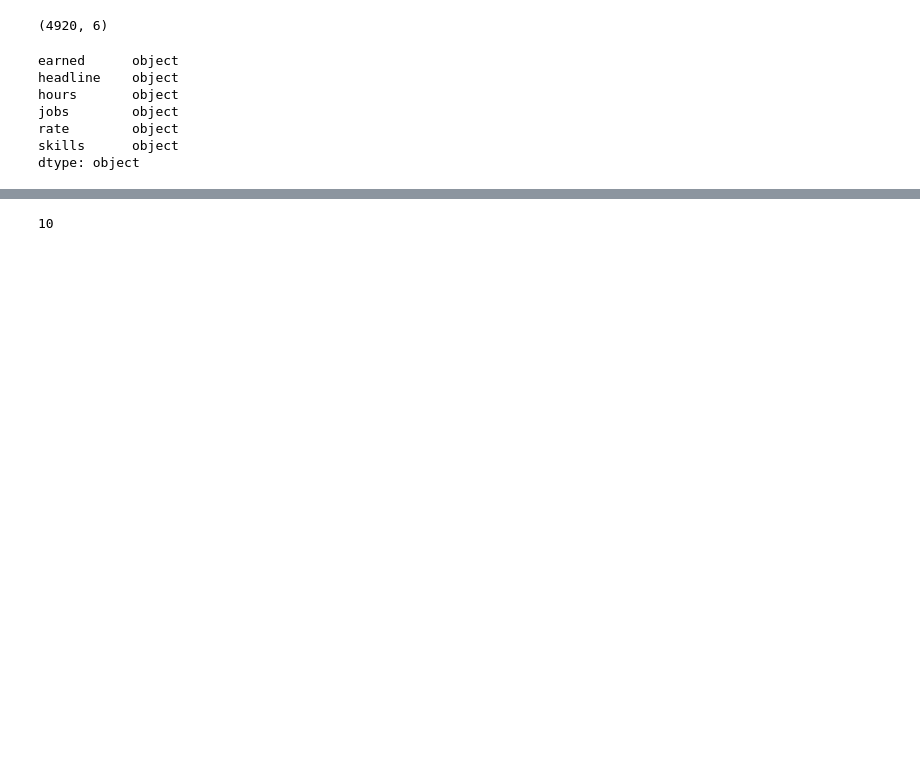
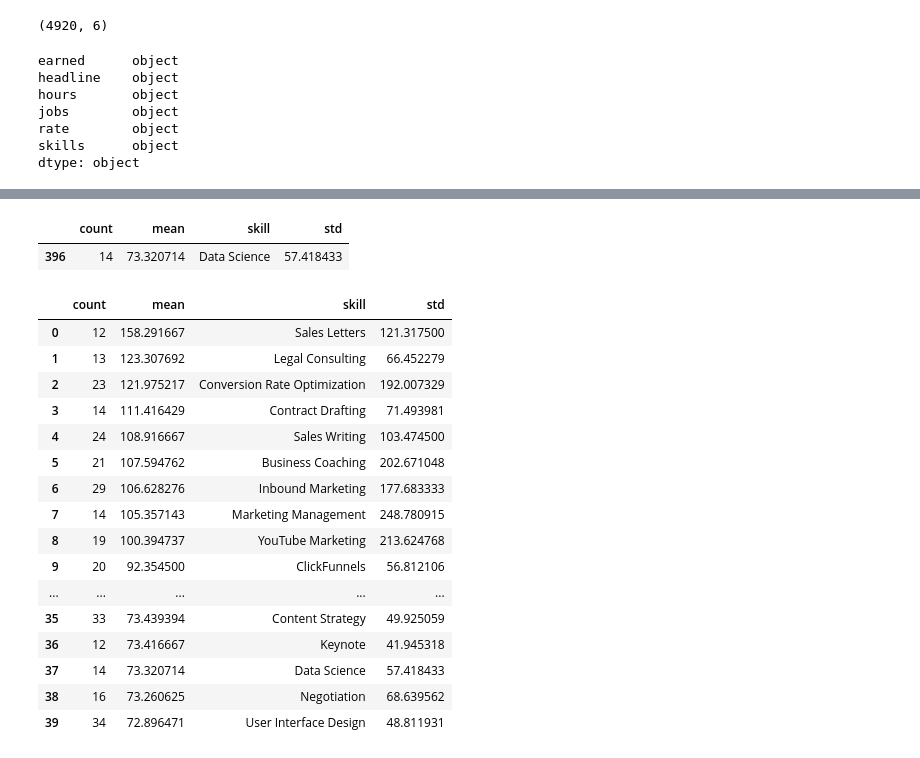
Before and after one commit to davidmasse/freelancer-rates, a Jupyter notebook: regress.ipynb, the cells around one changed output, grey strips where cells are left out. Saved outputs shown, nothing was run; the diff lists cells and outputs as text; code cells hidden in the pictures; blank space fills up the shorter version.

```diff
--- a/regress.ipynb
+++ b/regress.ipynb
@@ -131,0 +238,13 @@ df.shape
+# %%
+sd_list = []
+for c in combined.columns[:-1]:
+    skill_dict = dict.fromkeys(['mean', 'std', 'skill'], [])
+    comb_g = combined.groupby(c)
+    group_rate = comb_g.get_group(1)['rate']
+    skill_dict['mean'] = np.mean(group_rate)
+    skill_dict['std'] = np.std(group_rate)
+    skill_dict['skill'] = str(c)
+    skill_dict['count'] = len(group_rate)
+    sd_list.append(skill_dict)
+# %%
+skill_table = pd.DataFrame(sd_list)
@@ -131,0 +265,6 @@ df.shape
+# %%
+skill_table = skill_table.sort_values(by = ['mean'], ascending = False)
+skill_table = skill_table.reset_index(drop = True)
+# %%
+skill_tab = skill_table[skill_table['count'] > 10]
+skill_tab = skill_tab.reset_index(drop = True)
@@ -132,4 +273,25 @@ df.shape
+# %%
+ds
+# %% [output]
+|  | count | mean | skill | std |
+| 396 | 14 | 73.320714 | Data Science | 57.418433 |
 # %%
-sum(skills_df.iloc[0, :])
+skill_tab.iloc[0:40, :]
 # %% [output]
-10
+|  | count | mean | skill | std |
+| 0 | 12 | 158.291667 | Sales Letters | 121.317500 |
+| 1 | 13 | 123.307692 | Legal Consulting | 66.452279 |
+| 2 | 23 | 121.975217 | Conversion Rate Optimization | 192.007329 |
+| 3 | 14 | 111.416429 | Contract Drafting | 71.493981 |
+| 4 | 24 | 108.916667 | Sales Writing | 103.474500 |
+| 5 | 21 | 107.594762 | Business Coaching | 202.671048 |
+| 6 | 29 | 106.628276 | Inbound Marketing | 177.683333 |
+| 7 | 14 | 105.357143 | Marketing Management | 248.780915 |
+| 8 | 19 | 100.394737 | YouTube Marketing | 213.624768 |
+| 9 | 20 | 92.354500 | ClickFunnels | 56.812106 |
+| ... | ... | ... | ... | ... |
+| 35 | 33 | 73.439394 | Content Strategy | 49.925059 |
+| 36 | 12 | 73.416667 | Keynote | 41.945318 |
+| 37 | 14 | 73.320714 | Data Science | 57.418433 |
+| 38 | 16 | 73.260625 | Negotiation | 68.639562 |
+| 39 | 34 | 72.896471 | User Interface Design | 48.811931 |
```
Also changed, not shown: parts of 77 cells of this notebook, 1 other file.
